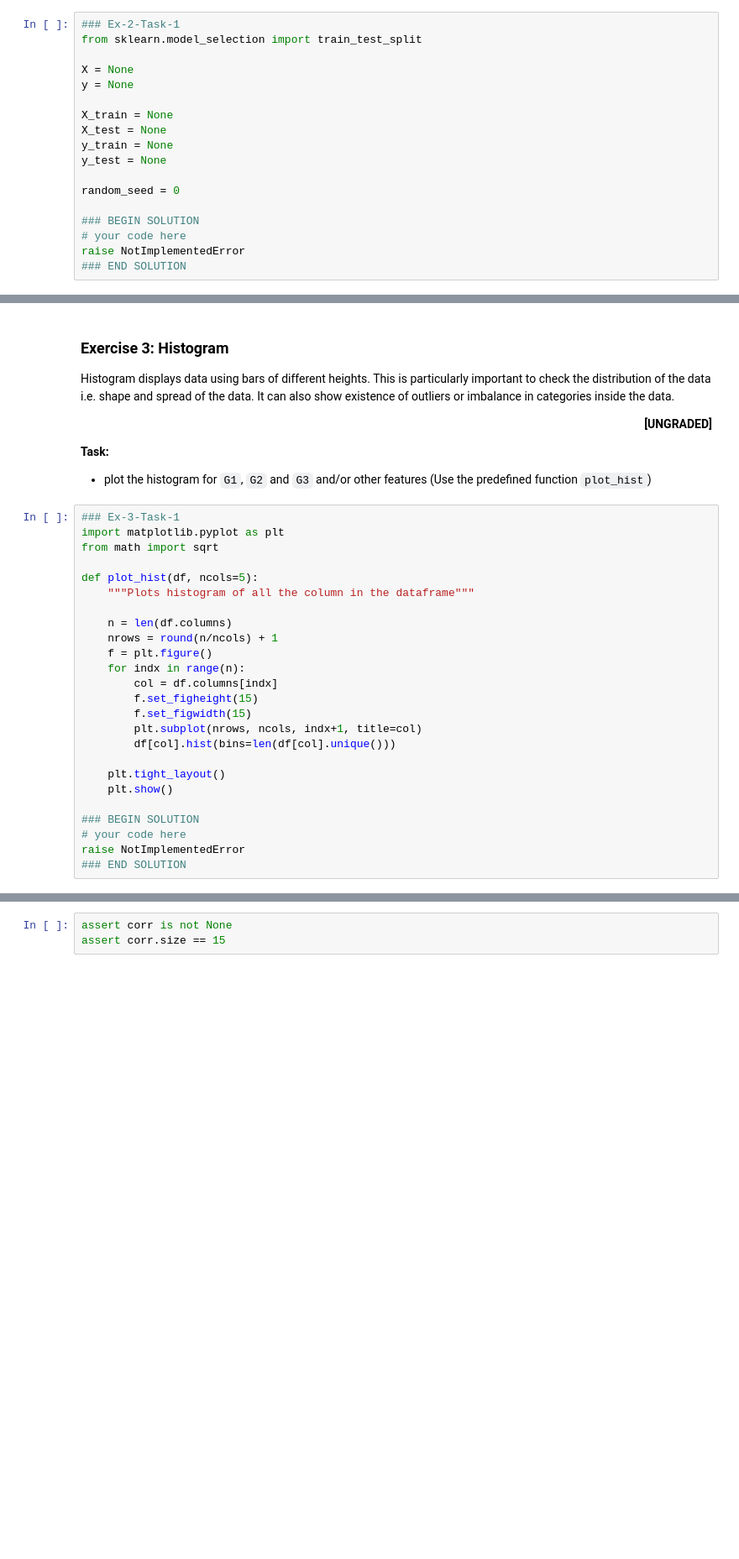
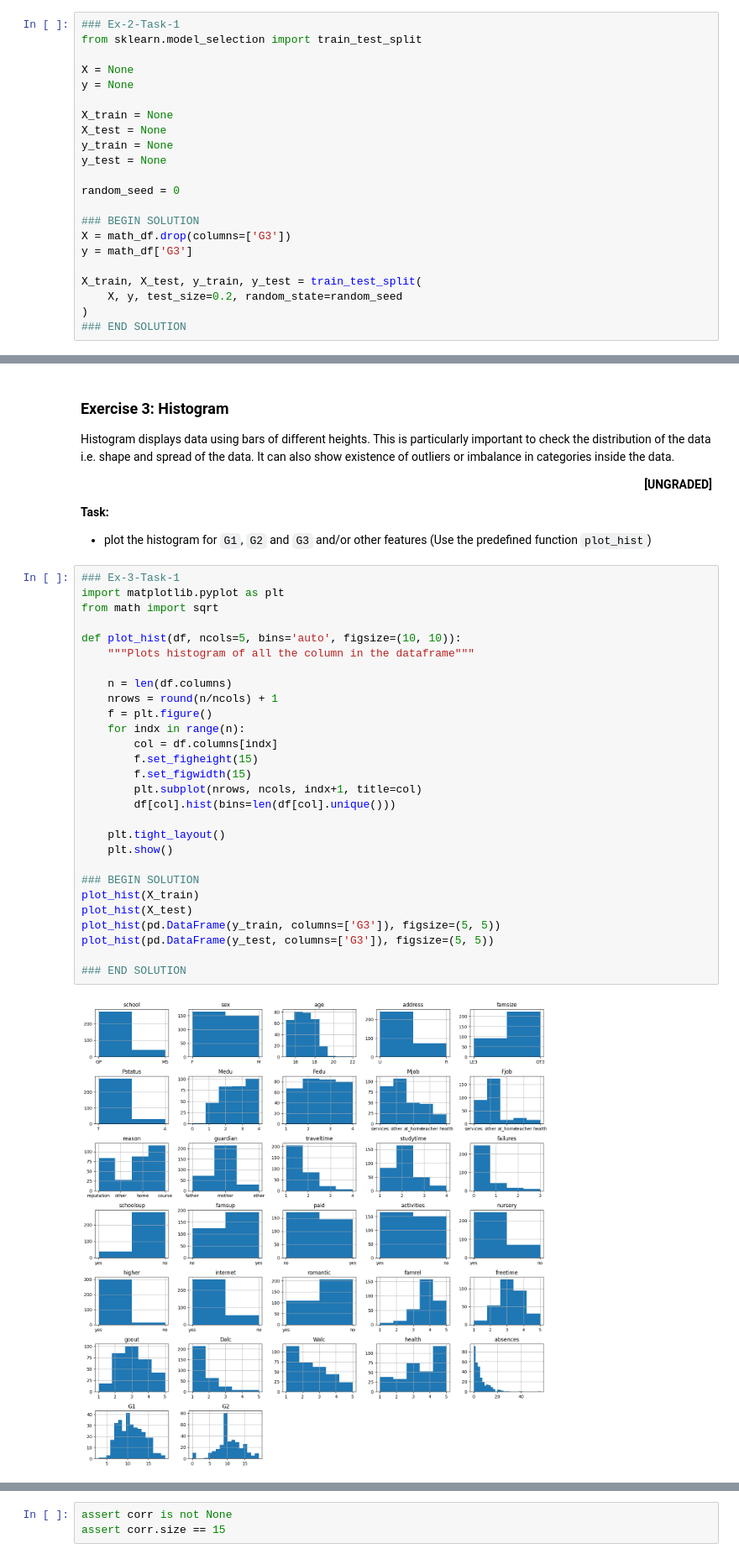
Before and after one commit to sumitthakurbarahi/FuseMachineAI, a Jupyter notebook: Linear_Models/Linear Regression_Student.ipynb, the cells around one changed output, grey strips where cells are left out. Shown at 84% size. Drawn from its saved outputs; the diff is of its cells as text; blank space fills up the shorter version.

```diff
--- a/Linear_Models/Linear Regression_Student.ipynb
+++ b/Linear_Models/Linear Regression_Student.ipynb
@@ -125,8 +134,12 @@ y_test = None
 random_seed = 0
 
 ### BEGIN SOLUTION
-# your code here
-raise NotImplementedError
+X = math_df.drop(columns=['G3'])
+y = math_df['G3']
+
+X_train, X_test, y_train, y_test = train_test_split(
+    X, y, test_size=0.2, random_state=random_seed
+)
 ### END SOLUTION
 # %%
 
@@ -148,25 +176,30 @@ Histogram displays data using bars of different heights. This is particularly im
 # %%
 ### Ex-3-Task-1
 import matplotlib.pyplot as plt
 from math import sqrt
 
-def plot_hist(df, ncols=5):
+def plot_hist(df, ncols=5, bins='auto', figsize=(10, 10)):
     """Plots histogram of all the column in the dataframe"""
 
     n = len(df.columns)
     nrows = round(n/ncols) + 1
     f = plt.figure()
     for indx in range(n):
         col = df.columns[indx]
         f.set_figheight(15)
         f.set_figwidth(15)
         plt.subplot(nrows, ncols, indx+1, title=col)
         df[col].hist(bins=len(df[col].unique()))
 
     plt.tight_layout()
     plt.show()
 
 ### BEGIN SOLUTION
-# your code here
-raise NotImplementedError
+plot_hist(X_train)
+plot_hist(X_test)
+plot_hist(pd.DataFrame(y_train, columns=['G3']), figsize=(5, 5))
+plot_hist(pd.DataFrame(y_test, columns=['G3']), figsize=(5, 5))
+
 ### END SOLUTION
+# %% [output]
+[figure, added]
```
Also changed, not shown: parts of 17 cells of this notebook, 1 other file.
